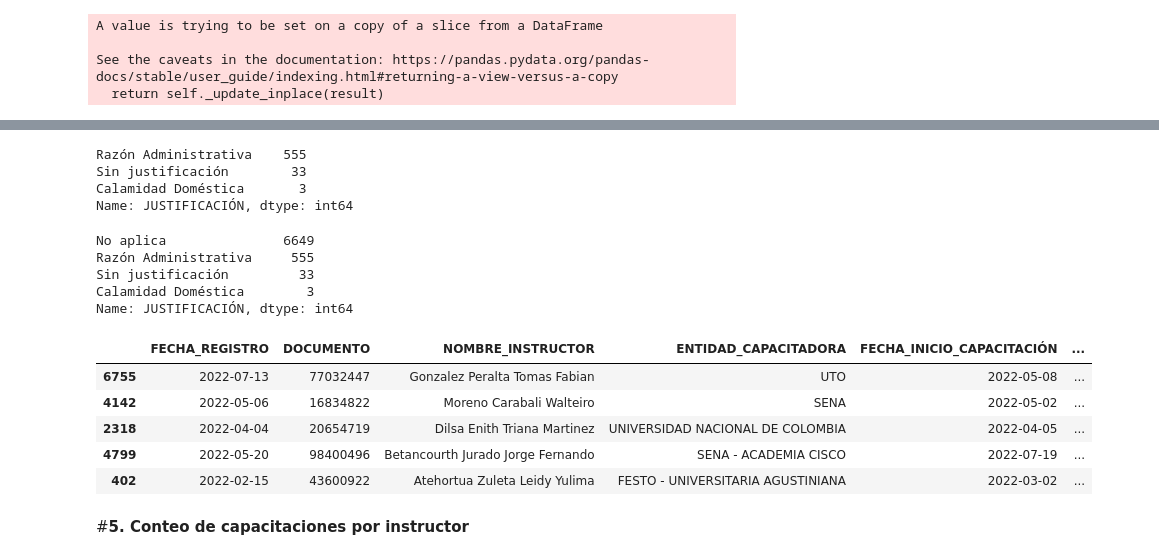
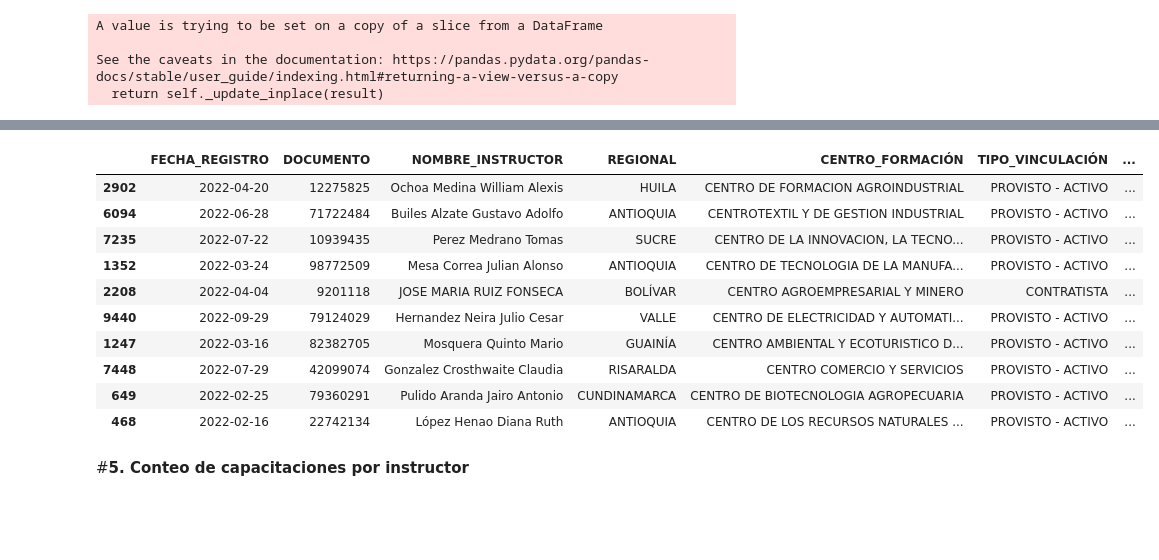
Before and after one commit to diego-borja/SENA, a Jupyter notebook: Histórico_ENI_2022.ipynb, the cells around one changed output, grey strips where cells are left out. Cells and saved outputs as stored; diff of their text form; code cells hidden in the pictures; blank space fills up the shorter version.

```diff
--- a/Histórico_ENI_2022.ipynb
+++ b/Histórico_ENI_2022.ipynb
@@ -127,5 +156,0 @@ alfabetico.head()
-# %%
-historico = historico_completo[['Fecha de Registro', 'N° Cédula del Participante',
-       'Nombres y Apellidos del Participante','Entidad Capacitadora','Fecha Inicio Capacitación',
-       'Modalidad de Capacitación', 'Tipo de Capacitación','Clase de la Capacitación',
-       'Certificado','Justificación de inasistencia o no certificación','Código de Capacitación']]
@@ -132,2 +164,2 @@ historico = historico_completo[['Fecha de Registro', 'N° Cédula del Participan
 # %%
-historico.columns = ['FECHA_REGISTRO', 'DOCUMENTO', 'NOMBRE_INSTRUCTOR','ENTIDAD_CAPACITADORA', 'FECHA_INICIO_CAPACITACIÓN', 'MODALIDAD_CAPACITACIÓN', 'TIPO_CAPACITACIÓN', 'CLASE_CAPACITACIÓN', 'CERTIFICADO', 'JUSTIFICACIÓN', 'CÓDIGO_CAPACITACIÓN']
+historico.columns = ['FECHA_REGISTRO', 'DOCUMENTO', 'NOMBRE_INSTRUCTOR','REGIONAL','CENTRO_FORMACIÓN','TIPO_VINCULACIÓN','RED_CONOCIMIENTO','ENTIDAD_CAPACITADORA','FECHA_INICIO_CAPACITACIÓN','MODALIDAD_CAPACITACIÓN','TIPO_CAPACITACIÓN','CLASE_CAPACITACIÓN','CERTIFICADO','JUSTIFICACIÓN','CÓDIGO_CAPACITACIÓN']
@@ -222,9 +276,12 @@ cambio('si')
 # %%
 #Unifica todos los registros de 'SI'
-historico.loc[(historico['CERTIFICADO']=='SI ') | (historico['CERTIFICADO']=='Si') | (historico['CERTIFICADO']=='sI'),'CERTIFICADO'] = 'SI'
+historico.loc[(historico['CERTIFICADO']=='\xa0SI') | (historico['CERTIFICADO']=='Si') | (historico['CERTIFICADO']=='SI\xa0'),'CERTIFICADO'] = 'SI'
 # %% [output]
 A value is trying to be set on a copy of a slice from a DataFrame.
 Try using .loc[row_indexer,col_indexer] = value instead
 
 See the caveats in the documentation: https://pandas.pydata.org/pandas-docs/stable/user_guide/indexing.html#returning-a-view-versus-a-copy
   self._setitem_single_column(loc, value, pi)
+# %%
+#Unifica todos los registros de 'NO'
+historico.loc[(historico['CERTIFICADO']=='\xa0NO'),'CERTIFICADO'] = 'NO'
@@ -287,27 +349,17 @@ historico[historico['JUSTIFICACIÓN'] == '\xa0']
-# %%
-historico[historico['CERTIFICADO'] == 'NO']['JUSTIFICACIÓN'].value_counts(dropna=False)
-# %% [output]
-Razón Administrativa    555
-Sin justificación        33
-Calamidad Doméstica       3
-Name: JUSTIFICACIÓN, dtype: int64
-# %%
-historico['JUSTIFICACIÓN'].value_counts()
-# %% [output]
-No aplica               6649
-Razón Administrativa     555
-Sin justificación         33
-Calamidad Doméstica        3
-Name: JUSTIFICACIÓN, dtype: int64
 # %%
-historico.sample(n=5)
+historico.sample(n=10)
 # %% [output]
-|  | FECHA_REGISTRO | DOCUMENTO | NOMBRE_INSTRUCTOR | ENTIDAD_CAPACITADORA | FECHA_INICIO_CAPACITACIÓN | ... |
-| 6755 | 2022-07-13 | 77032447 | Gonzalez Peralta Tomas Fabian | UTO | 2022-05-08 | ... |
-| 4142 | 2022-05-06 | 16834822 | Moreno Carabali Walteiro | SENA | 2022-05-02 | ... |
-| 2318 | 2022-04-04 | 20654719 | Dilsa Enith Triana Martinez | UNIVERSIDAD NACIONAL DE COLOMBIA | 2022-04-05 | ... |
-| 4799 | 2022-05-20 | 98400496 | Betancourth Jurado Jorge Fernando | SENA - ACADEMIA CISCO | 2022-07-19 | ... |
-| 402 | 2022-02-15 | 43600922 | Atehortua Zuleta Leidy Yulima | FESTO - UNIVERSITARIA AGUSTINIANA | 2022-03-02 | ... |
+|  | FECHA_REGISTRO | DOCUMENTO | NOMBRE_INSTRUCTOR | REGIONAL | CENTRO_FORMACIÓN | TIPO_VINCULACIÓN | ... |
+| 2902 | 2022-04-20 | 12275825 | Ochoa Medina William Alexis | HUILA | CENTRO DE FORMACION AGROINDUSTRIAL | PROVISTO - ACTIVO | ... |
+| 6094 | 2022-06-28 | 71722484 | Builes Alzate Gustavo Adolfo | ANTIOQUIA | CENTROTEXTIL Y DE GESTION INDUSTRIAL | PROVISTO - ACTIVO | ... |
+| 7235 | 2022-07-22 | 10939435 | Perez Medrano Tomas | SUCRE | CENTRO DE LA INNOVACION, LA TECNO... | PROVISTO - ACTIVO | ... |
+| 1352 | 2022-03-24 | 98772509 | Mesa Correa Julian Alonso | ANTIOQUIA | CENTRO DE TECNOLOGIA DE LA MANUFA... | PROVISTO - ACTIVO | ... |
+| 2208 | 2022-04-04 | 9201118 | JOSE MARIA RUIZ FONSECA | BOLÍVAR | CENTRO AGROEMPRESARIAL Y MINERO | CONTRATISTA | ... |
+| 9440 | 2022-09-29 | 79124029 | Hernandez Neira Julio Cesar | VALLE | CENTRO DE ELECTRICIDAD Y AUTOMATI... | PROVISTO - ACTIVO | ... |
+| 1247 | 2022-03-16 | 82382705 | Mosquera Quinto Mario | GUAINÍA | CENTRO AMBIENTAL Y ECOTURISTICO D... | PROVISTO - ACTIVO | ... |
+| 7448 | 2022-07-29 | 42099074 | Gonzalez Crosthwaite Claudia | RISARALDA | CENTRO COMERCIO Y SERVICIOS | PROVISTO - ACTIVO | ... |
+| 649 | 2022-02-25 | 79360291 | Pulido Aranda Jairo Antonio | CUNDINAMARCA | CENTRO DE BIOTECNOLOGIA AGROPECUARIA | PROVISTO - ACTIVO | ... |
+| 468 | 2022-02-16 | 22742134 | López Henao Diana Ruth | ANTIOQUIA | CENTRO DE LOS RECURSOS NATURALES ... | PROVISTO - ACTIVO | ... |
 # %% [markdown]
 #**5. Conteo de capacitaciones por instructor**
 # %%
```
Also changed, not shown: parts of 74 cells of this notebook.
